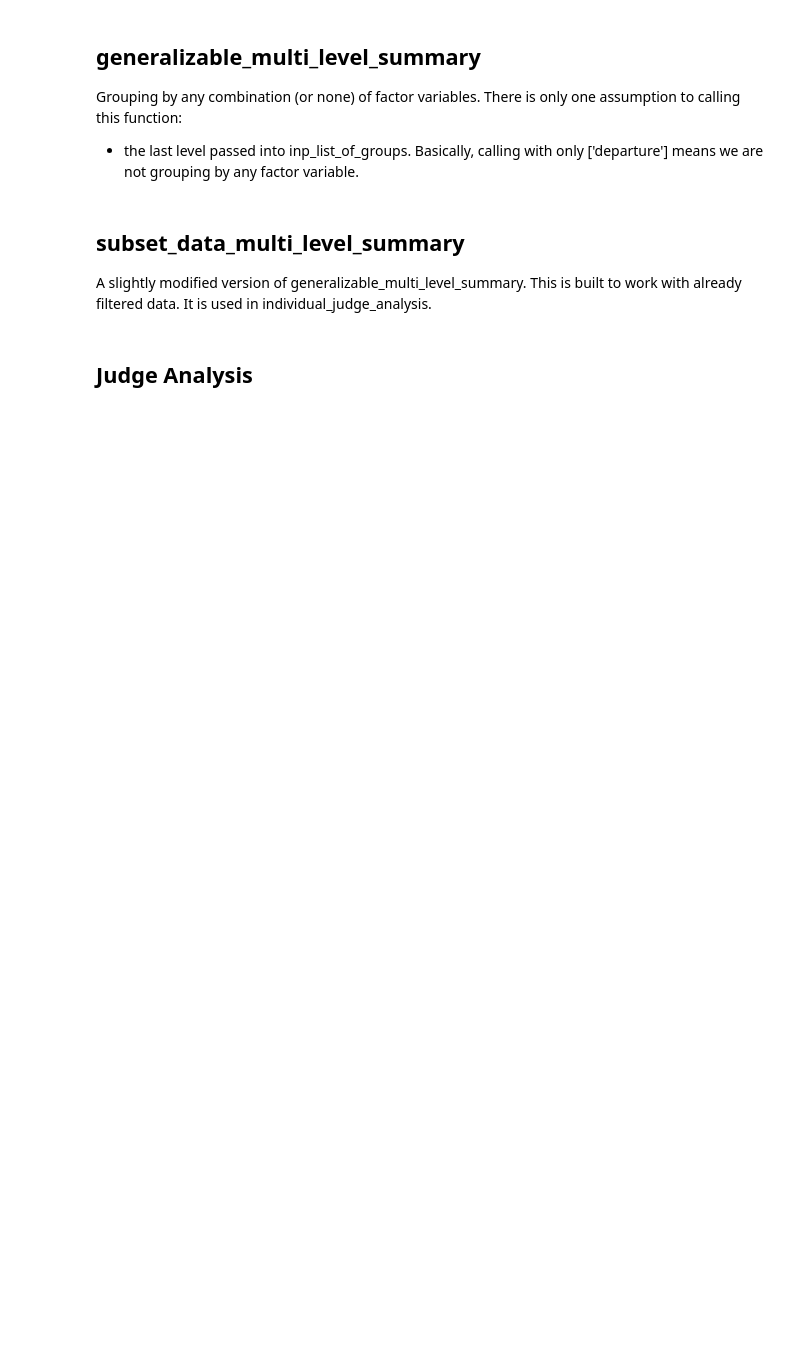
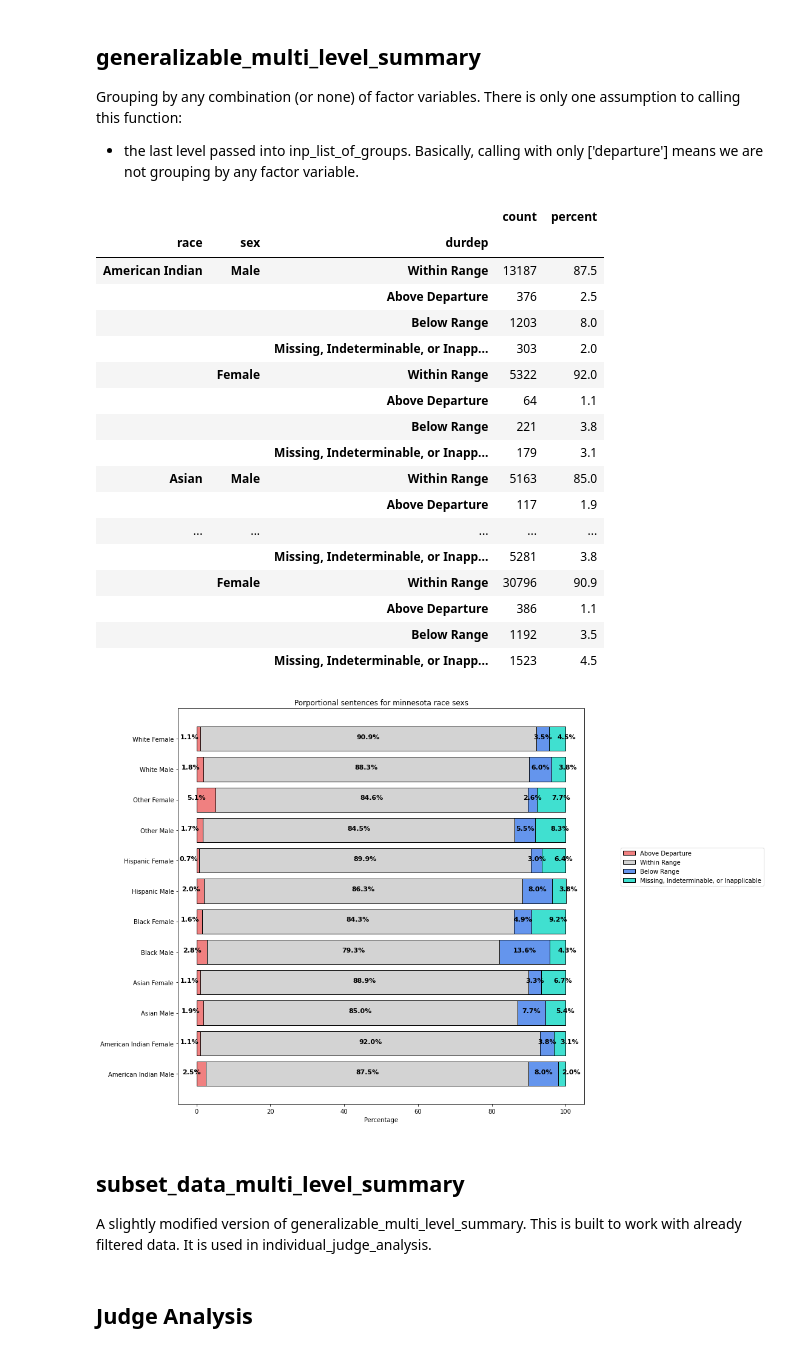
Before and after one commit to nitkiew2/QSIDE-JUSTFAIR-TOOLBOX, a Jupyter notebook: Analysis_Toolbox.ipynb, the cells around one changed output. Drawn from its saved outputs; the diff is of its cells as text; code cells hidden in the pictures; blank space fills up the shorter version.

```diff
--- a/Analysis_Toolbox.ipynb
+++ b/Analysis_Toolbox.ipynb
@@ -41,12 +41,15 @@ Designed to be a container to hold all the necessary information for a specific
 State objects are the core of this toolbox.  Every function is written with a state object being passed in.  The function takes the state object, then uses the genral terms, paths, and the states data to produce the desiered output.
 # %%
 class State:
-    def __init__(self, inp_name, inp_data, inp_paths,
+    def __init__(self, inp_name, inp_data_url, inp_paths,
                  order_of_outputs = ['Above Departure', 'Within Range', 'Below Range',
                                         'Missing, Indeterminable, or Inapplicable']):
         self.name = inp_name
 
-        self.data = inp_data  # pandas dataframe object
+
+        url=inp_data_url
+        url='https://drive.google.com/uc?id=' + url.split('/')[-2]
+        self.data = pd.read_csv(url, low_memory = False)  # pandas dataframe object
 
         self.paths = inp_paths  # dictionary object.
         # Always follows the format useful_id --> (name_in_data, dict(levels)).
@@ -93,23 +96,32 @@ paths['county'] = ['countyname', None]
 paths['year'] = ['sentyear', None]
 paths['district'] = ['district', None]
 paths['race'] = ['race', {0:'NA',
-                                 'white':'White',
-                                 'black':'Black',
-                                 'amind':'American Indian',
-                                 'hispanic': 'Hispanic',
-                                 'asian': 'Asian',
-                                 'other': ' Other',
-                                 None: 'Unknown'}]
+                         'white':'White',
+                         'black':'Black',
+                         'amind':'American Indian',
+                         'hispanic': 'Hispanic',
+                         'asian': 'Asian',
+                         'other': ' Other',
+                         None: 'Unknown'}]
 paths['departure'] = ['durdep', {0:'Within Range',
                                  1:'Above Departure',
                                  2:'Below Range',
                                  3:'Missing, Indeterminable, or Inapplicable'}]
 paths['judge'] = ['judge', None]
-paths['sex'] = ['sex', {1: 'Male', 2: 'Female'}]
-paths['age'] = ['Agecat', {1: 'Under 18', 2: '18-21', 3: '22-25', 4: '26-30',5: '31-40',6: '41-50',7: '51+'}]
+paths['sex'] = ['sex', {1: 'Male',
+                        2: 'Female'}]
+paths['age'] = ['Agecat', {1: 'Under 18',
+                           2: '18-21',
+                           3: '22-25',
+                           4: '26-30',
+                           5: '31-40',
+                           6: '41-50',
+                           7: '51+'}]
 
 #now that we have the information, we create the minnesota state object and add it to the states dictionary
-states['minnesota'] = State('minnesota', pd.read_csv('allmnclean.csv', low_memory = False), paths)
+states['minnesota'] = State('minnesota',
+                            'https://drive.google.com/file/d/1uz_-qgvObAPcB444fEhb_QizWSiKe-eg/view?usp=sharing',
+                            paths)
 # %% [markdown]
 # Plotting Functions
 # %% [markdown]
@@ -514,7 +531,27 @@ def generalizable_multi_level_summary(stateobj, inp_list_of_groups = ['departure
 
     return comb_df
 # %%
-generalizable_multi_level_summary(states['minnesota'], inp_list_of_groups = ['departure'], years = None, plot = 'stacked bar')
+generalizable_multi_level_summary(states['minnesota'], inp_list_of_groups = ['race','sex','departure'], years = None, plot = 'stacked bar')
+# %% [output]
+|  |  |  | count | percent |
+| race | sex | durdep |  |  |
+| American Indian | Male | Within Range | 13187 | 87.5 |
+|  |  | Above Departure | 376 | 2.5 |
+|  |  | Below Range | 1203 | 8.0 |
+|  |  | Missing, Indeterminable, or Inapp... | 303 | 2.0 |
+|  | Female | Within Range | 5322 | 92.0 |
+|  |  | Above Departure | 64 | 1.1 |
+|  |  | Below Range | 221 | 3.8 |
+|  |  | Missing, Indeterminable, or Inapp... | 179 | 3.1 |
+| Asian | Male | Within Range | 5163 | 85.0 |
+|  |  | Above Departure | 117 | 1.9 |
+| ... | ... | ... | ... | ... |
+|  |  | Missing, Indeterminable, or Inapp... | 5281 | 3.8 |
+|  | Female | Within Range | 30796 | 90.9 |
+|  |  | Above Departure | 386 | 1.1 |
+|  |  | Below Range | 1192 | 3.5 |
+|  |  | Missing, Indeterminable, or Inapp... | 1523 | 4.5 |
+[figure, added]
 # %% [markdown]
 ## subset_data_multi_level_summary
 
```
Also changed, not shown: parts of 4 cells of this notebook.
